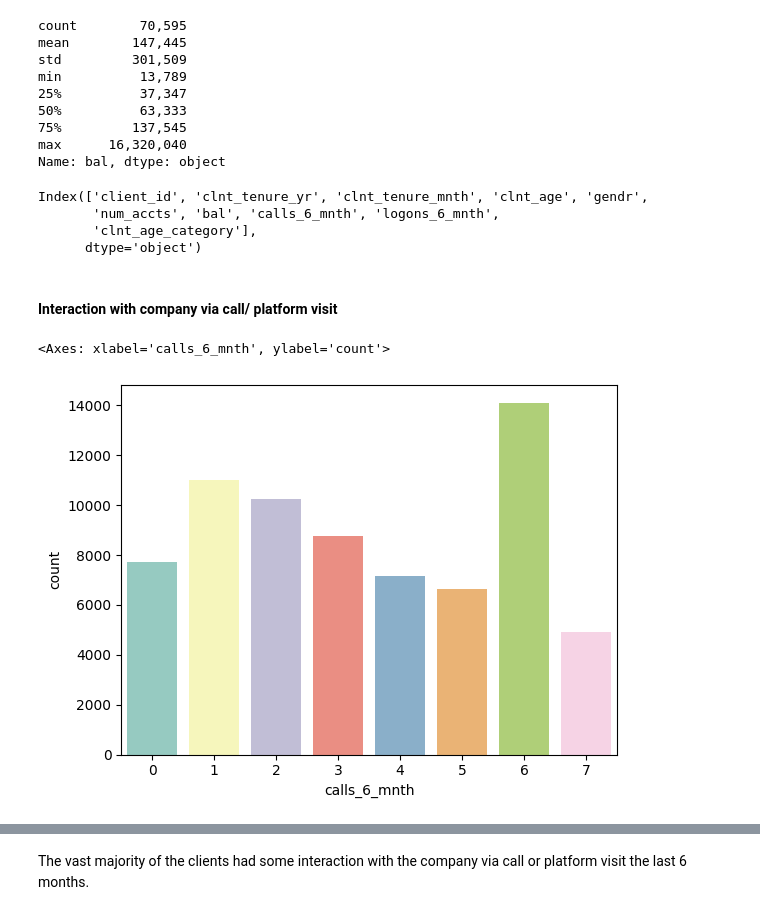
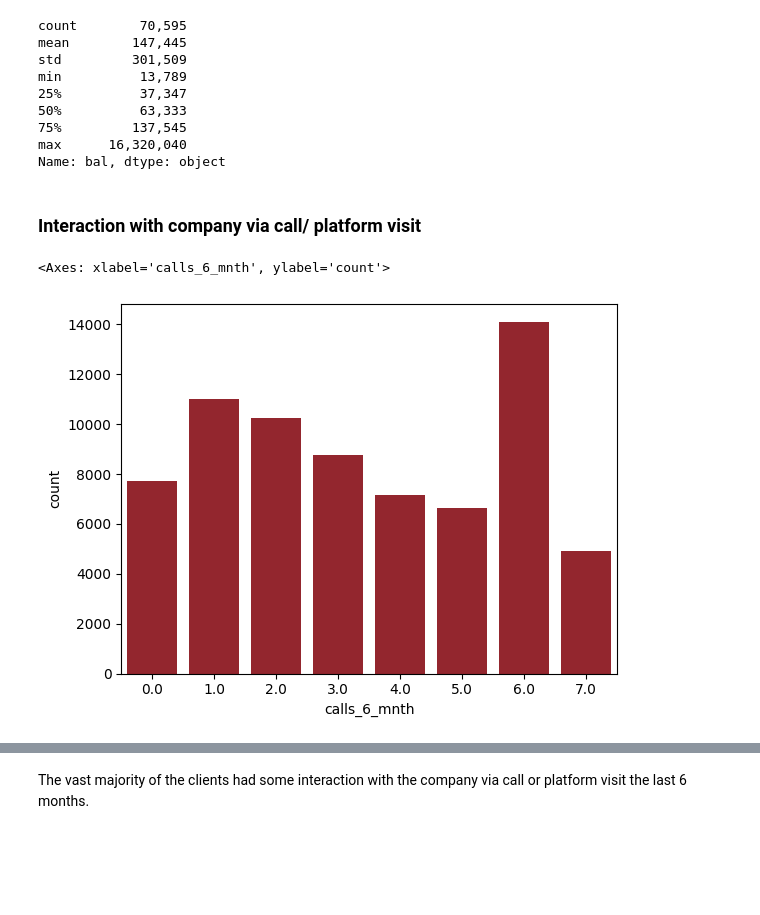
Before and after one commit to dimitsagk/AB_Testing_Analysis, a Jupyter notebook: notebooks/Project_01_Initial_Exploration.ipynb, the cells around one changed output, grey strips where cells are left out. Saved outputs shown, nothing was run; the diff lists cells and outputs as text; code cells hidden in the pictures; blank space fills up the shorter version.

```diff
--- a/notebooks/Project_01_Initial_Exploration.ipynb
+++ b/notebooks/Project_01_Initial_Exploration.ipynb
@@ -312,2 +33,0 @@ def cleaning(df_clients, df_trace, df_roster):
-# %%
-df_clients, df_trace, df_roster, df_clients_with_na = cleaning(df_clients, df_trace, df_roster)
@@ -468,17 +244,10 @@ min          13,789
 75%         137,545
 max      16,320,040
 Name: bal, dtype: object
-# %%
-df_clients.columns
-# %% [output]
-Index(['client_id', 'clnt_tenure_yr', 'clnt_tenure_mnth', 'clnt_age', 'gendr',
-       'num_accts', 'bal', 'calls_6_mnth', 'logons_6_mnth',
-       'clnt_age_category'],
-      dtype='object')
 # %% [markdown]
-#### Interaction with company via call/ platform visit
+### Interaction with company via call/ platform visit
 # %%
-sns.countplot(data=df_clients, x='calls_6_mnth', palette='Set3', hue='calls_6_mnth', legend=False)
+sns.countplot(data=df_clients, x='calls_6_mnth', color='#A5141F', legend=False)
 # %% [output]
 <Axes: xlabel='calls_6_mnth', ylabel='count'>
-[figure, old version]
+[figure, new version]
```
Also changed, not shown: parts of 87 cells of this notebook.
